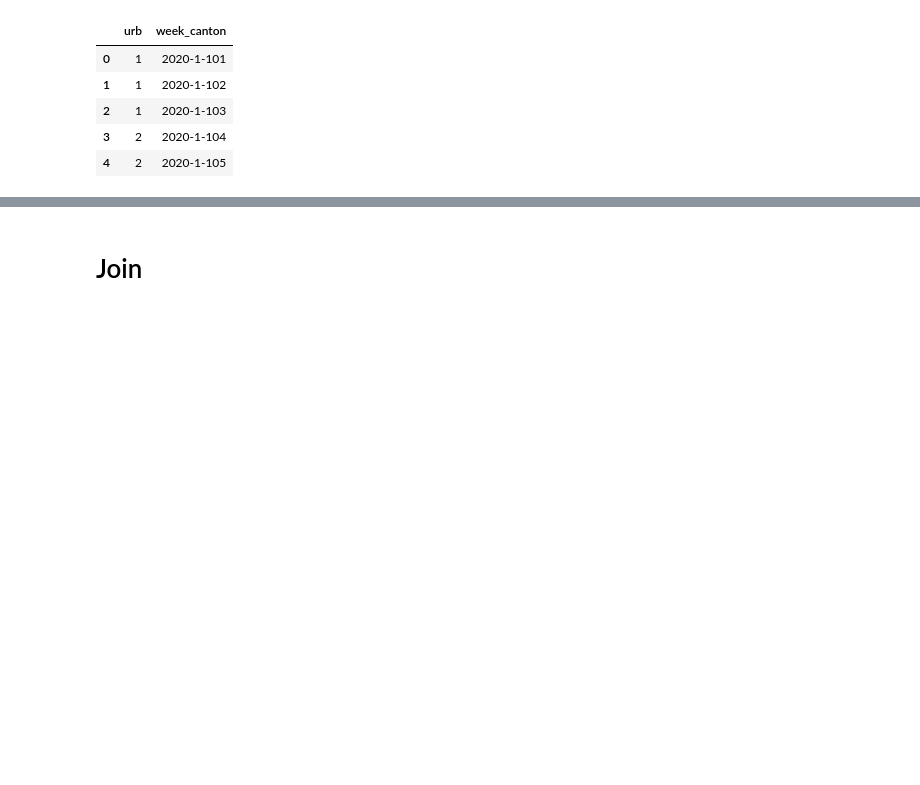
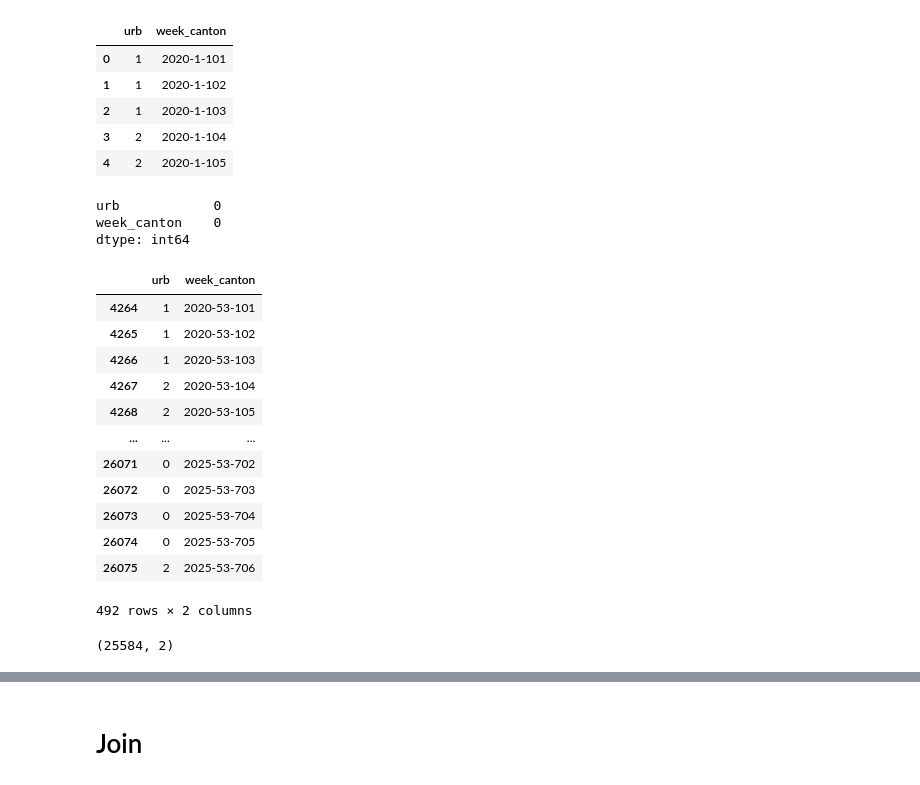
Before and after one commit to artisticlimon/dengue-model, a Jupyter notebook: processing/integrate_data/integrate_data.ipynb, the cells around one changed output, grey strips where cells are left out. Cells and saved outputs as stored; diff of their text form; code cells hidden in the pictures; blank space fills up the shorter version.

```diff
--- a/processing/integrate_data/integrate_data.ipynb
+++ b/processing/integrate_data/integrate_data.ipynb
@@ -51,5 +51,5 @@ sst_lags.drop(columns=["Unnamed: 0"], inplace=True)
 precip_lags = pd.read_csv('../../data/clean/lags/precip_lags.csv')
 precip_lags.drop(columns=["Unnamed: 0"], inplace=True)
 # %%
-cases.rename(columns = {"week-canton": "week_canton"}, inplace=True)
+urb.rename(columns = {"week-canton": "week_canton"}, inplace=True)
 # %%
@@ -163,3 +275,25 @@ urb.head()
 | 2 | 1 | 2020-1-103 |
 | 3 | 2 | 2020-1-104 |
 | 4 | 2 | 2020-1-105 |
+# %%
+urb.isna().sum()
+# %% [output]
+urb            0
+week_canton    0
+dtype: int64
+# %%
+urb[urb["week_canton"].str.contains("-53")]
+# %% [output]
+|  | urb | week_canton |
+| 4264 | 1 | 2020-53-101 |
+| 4265 | 1 | 2020-53-102 |
+| 4266 | 1 | 2020-53-103 |
+| 4267 | 2 | 2020-53-104 |
+| 4268 | 2 | 2020-53-105 |
+| ... | ... | ... |
+| 26071 | 0 | 2025-53-702 |
+| 26072 | 0 | 2025-53-703 |
+| 26073 | 0 | 2025-53-704 |
+| 26074 | 0 | 2025-53-705 |
+| 26075 | 2 | 2025-53-706 |
+492 rows × 2 columns
@@ -166,3 +321,7 @@ urb.head()
+# %%
+urb.shape
+# %% [output]
+(25584, 2)
 # %%
 # Dimensions
 
```
Also changed, not shown: parts of 38 cells of this notebook.
